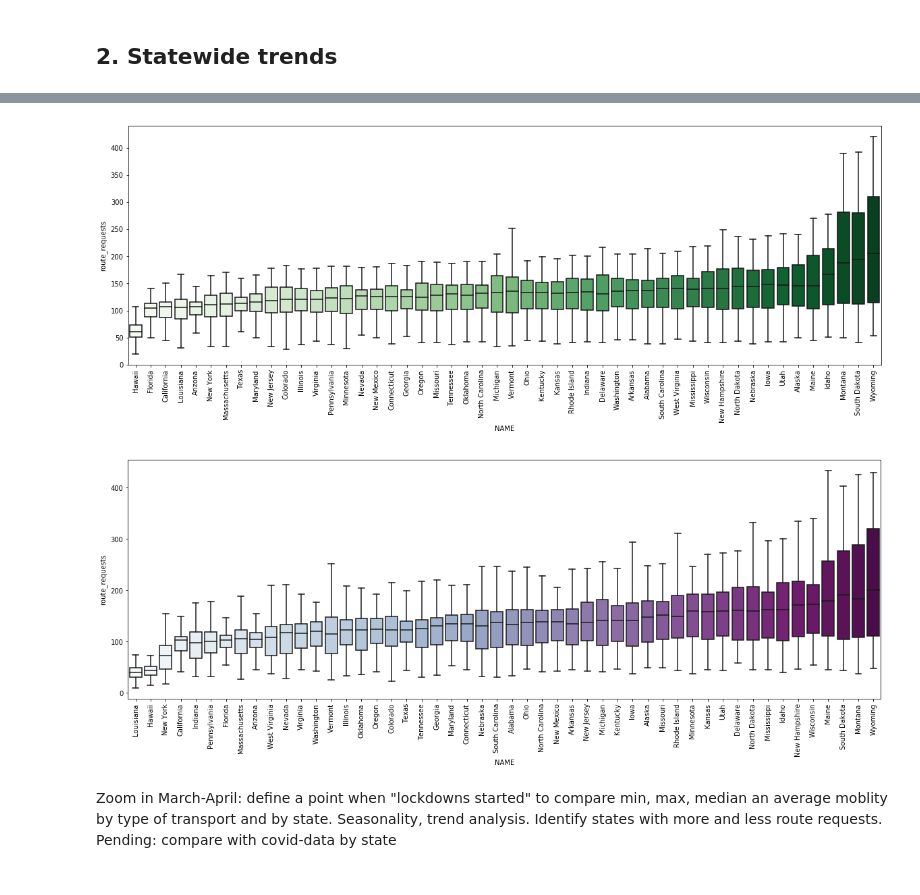
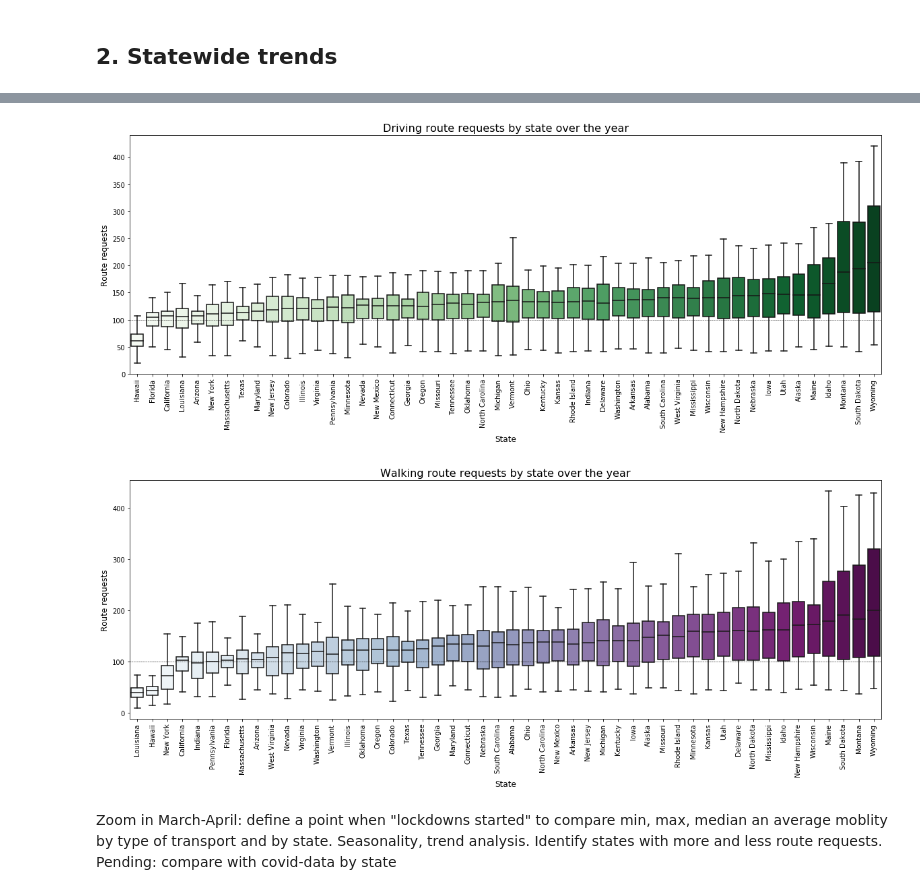
Before and after one commit to Daesparz/DS4A2020_Empowerment, a Jupyter notebook: exploratory_data_analysis/foot_traffic_EDA.ipynb, the cells around one changed output, grey strips where cells are left out. Cells and saved outputs as stored; diff of their text form; code cells hidden in the pictures.

```diff
--- a/exploratory_data_analysis/foot_traffic_EDA.ipynb
+++ b/exploratory_data_analysis/foot_traffic_EDA.ipynb
@@ -280,22 +283,28 @@ _ = sns.boxplot(x='NAME',
                 order=order_states_avg.index)
 _ = plt.axhline(y=100, color='k', linestyle='--', label='Baseline, January 13th, 2020', lw=0.5)
 _ = plt.xticks(rotation=90)
+_ = plt.title('Driving route requests by state over the year', size=16)
+_ = plt.xlabel('State', size=12)
+_ = plt.ylabel('Route requests', size=12)
 # %% [output]
-[figure, old version]
+[figure, new version]
 # %%
 order_states_avg = df_apple_melt[df_apple_melt.transportation_type == 'walking'].groupby('NAME')['route_requests'].mean().sort_values(ascending=True)
 # %%
 _ = plt.figure(figsize=(20, 6.5))
 _ = sns.boxplot(x='NAME',
                 y='route_requests',
                 data=df_apple_melt[df_apple_melt.transportation_type == 'walking'],
                 showfliers=False,
                 palette='BuPu',
                 order=order_states_avg.index)
 _ = plt.axhline(y=100, color='k', linestyle='--', label='Baseline, January 13th, 2020', lw=0.5)
 _ = plt.xticks(rotation=90)
+_ = plt.title('Walking route requests by state over the year', size=16)
+_ = plt.xlabel('State', size=12)
+_ = plt.ylabel('Route requests', size=12)
 # %% [output]
-[figure, old version]
+[figure, new version]
 # %% [markdown]
 Zoom in March-April:
     define a point when "lockdowns started" to compare min, max, median an average moblity by type of transport and by state. Seasonality, trend analysis. Identify states with more and less route requests. Pending: compare with covid-data by state
```
Also changed, not shown: parts of 31 cells of this notebook.
